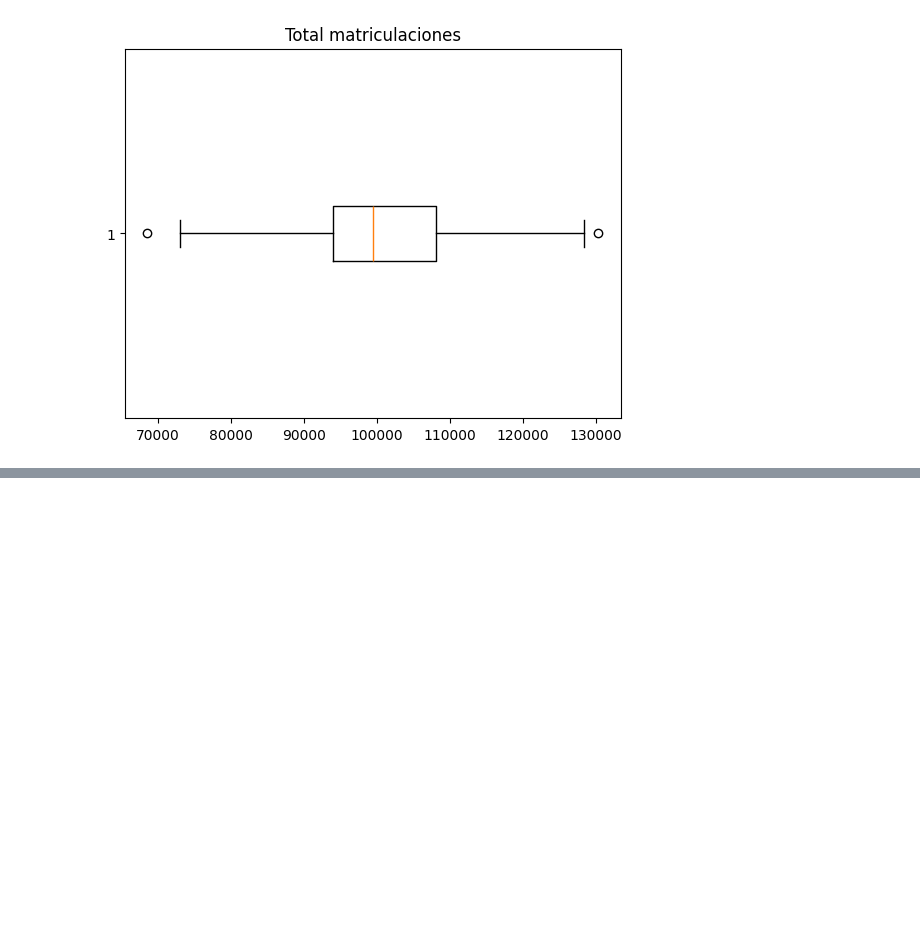
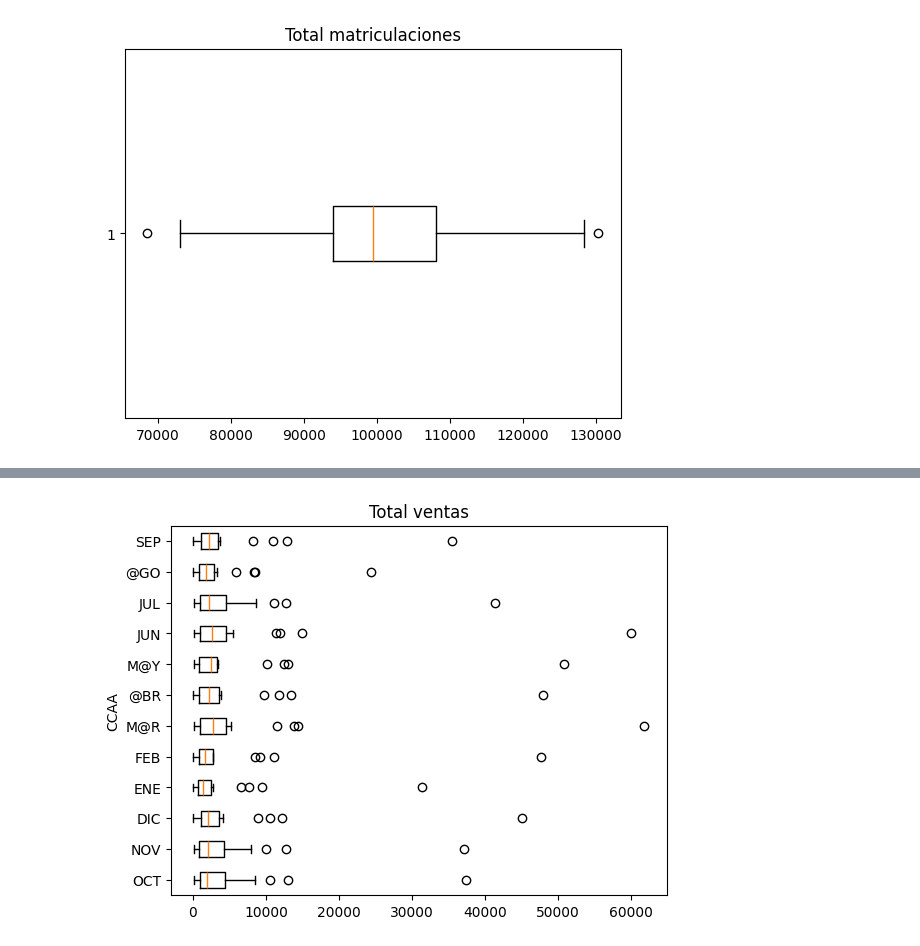
Before and after one commit to fpaniaguapython/SANBLAS_202609_IFCD0011, a Jupyter notebook: Módulo 3 - Ejercicios/15_Matriculaciones/SANBLAS_202609_015_Ejercicio_boxplot.ipynb, the cells around one changed output, grey strips where cells are left out. Cells and saved outputs as stored; diff of their text form; code cells hidden in the pictures; blank space fills up the shorter version.

```diff
--- a/Módulo 3 - Ejercicios/15_Matriculaciones/SANBLAS_202609_015_Ejercicio_boxplot.ipynb
+++ b/Módulo 3 - Ejercicios/15_Matriculaciones/SANBLAS_202609_015_Ejercicio_boxplot.ipynb
@@ -47,16 +53,19 @@ plt.show()
 # %%
 # Por meses
 
 plt.boxplot(datos.iloc[1:,1:], orientation='horizontal')
 plt.title("Total ventas")
 plt.ylabel("CCAA")
 
+# Marcas del eje y
 plt.yticks(
-    range(12), # Posiciones
-    datos.columns[1:] # Valores
+    range(1,13), # Posiciones
+    datos.columns[1:].str[:3].str.upper().str.replace('A','@') # Valores
 )
 
 plt.show()
+# %% [output]
+[figure, added]
 # %%
 # Por comunidades
 
```
Also changed, not shown: parts of 5 cells of this notebook, 1 other file.
